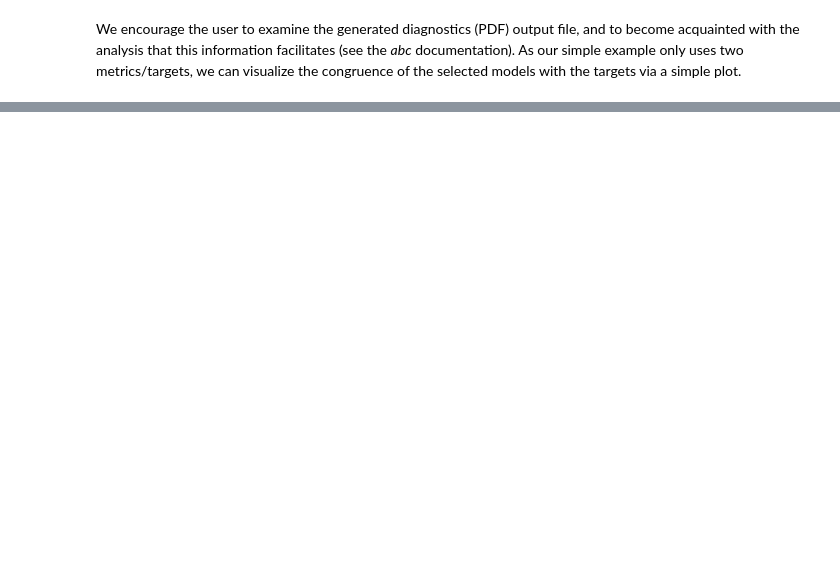
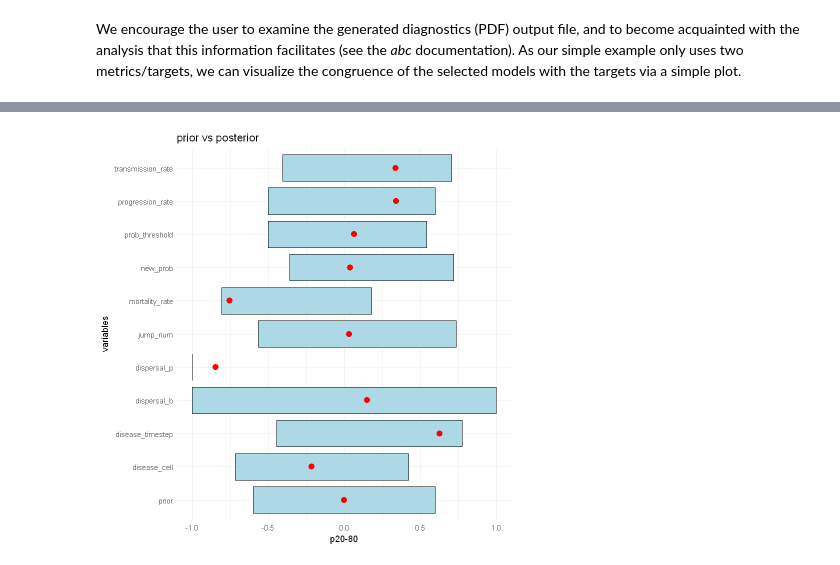
Before and after one commit to je-suis-tm/Devil-Project, a Jupyter notebook: Chapter2/poems diease tasmania.ipynb, the cells around one changed output, grey strips where cells are left out. Drawn from its saved outputs; the diff is of its cells as text; code cells hidden in the pictures; blank space fills up the shorter version.

```diff
--- a/Chapter2/poems diease tasmania.ipynb
+++ b/Chapter2/poems diease tasmania.ipynb
@@ -956,7 +955,18 @@ A data.frame: 6 × 2
 # %%
-transmission_rate=0.6
-progression_rate=0.7
-mortality_rate=0.2
-disease_timestep=4
-disease_cell=5
-disease_num=50
+# Example data frame with min, max, and median values
+data_summary <- data.frame(category=factor(row.names(params_distrib)),
+  min = 2*(posterior_p20-prior_min)/(prior_max-prior_min)-1,
+  median = 2*(posterior_mean-prior_min)/(prior_max-prior_min)-1,
+  max = 2*(posterior_p80-prior_min)/(prior_max-prior_min)-1
+)
+
+row.names(data_summary)=NULL
+
+#add prior
+new_row <- data.frame(
+  category = factor(c("prior")),
+  min = -0.6,
+  median = 0,
+  max = 0.6
+)
+data_summary=rbind(new_row,data_summary)
@@ -962,0 +976,15 @@ disease_num=50
+# %%
+# Create the plot
+library(ggplot2)
+p <- ggplot(data_summary, aes(y = category)) +
+  geom_rect(aes(xmin = min, xmax = max, ymin = as.numeric(category) - 0.4, ymax = as.numeric(category) + 0.4),
+            fill = "lightblue", color = "black") +  # Draw the box
+  geom_point(aes(x = median), color = "red", size = 3) +  # Mark the median
+  labs(x = "p20-80", y = "variables", title = "prior vs posterior") +
+  theme_minimal() +
+  xlim(- 1, 1)  # Adjust these values as needed
+
+# Print the plot
+print(p)
+# %% [output]
+[figure, added]
```
Also changed, not shown: parts of 32 cells of this notebook.
